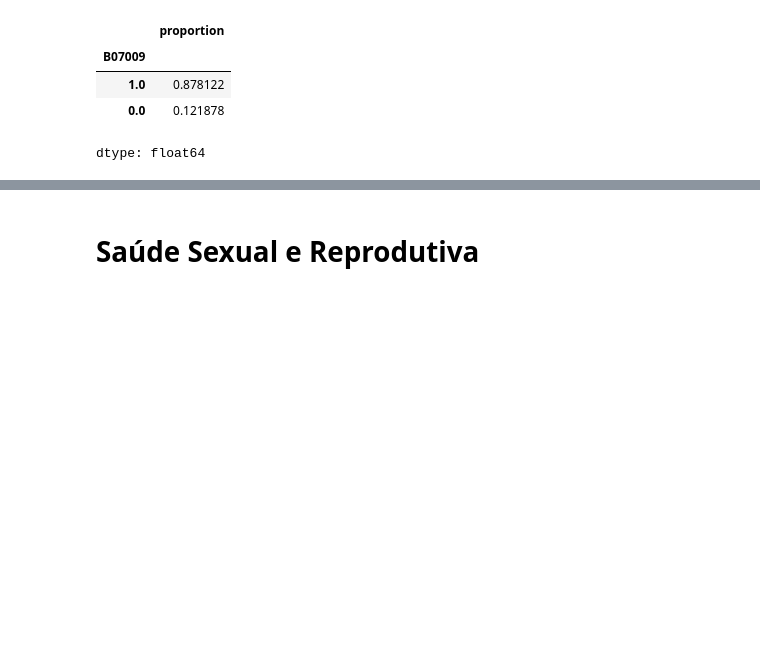
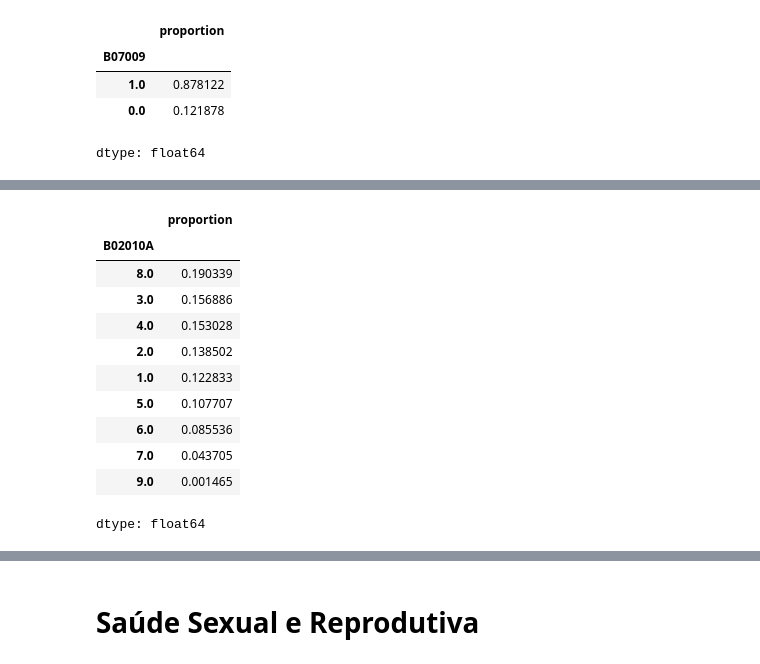
Before and after one commit to GustavoEmanuel901/lainfs-pense-repository, a Jupyter notebook: Dados_Pense_2026.ipynb, the cells around one changed output, grey strips where cells are left out. Saved outputs shown, nothing was run; the diff lists cells and outputs as text; code cells hidden in the pictures; blank space fills up the shorter version.

```diff
--- a/Dados_Pense_2026.ipynb
+++ b/Dados_Pense_2026.ipynb
@@ -2175,0 +2642,15 @@ dtype: float64
+# %%
+df['B02010A'].value_counts(normalize=True)
+# %% [output]
+|  | proportion |
+| B02010A |  |
+| 8.0 | 0.190339 |
+| 3.0 | 0.156886 |
+| 4.0 | 0.153028 |
+| 2.0 | 0.138502 |
+| 1.0 | 0.122833 |
+| 5.0 | 0.107707 |
+| 6.0 | 0.085536 |
+| 7.0 | 0.043705 |
+| 9.0 | 0.001465 |
+dtype: float64
```
Also changed, not shown: parts of 78 cells of this notebook.
